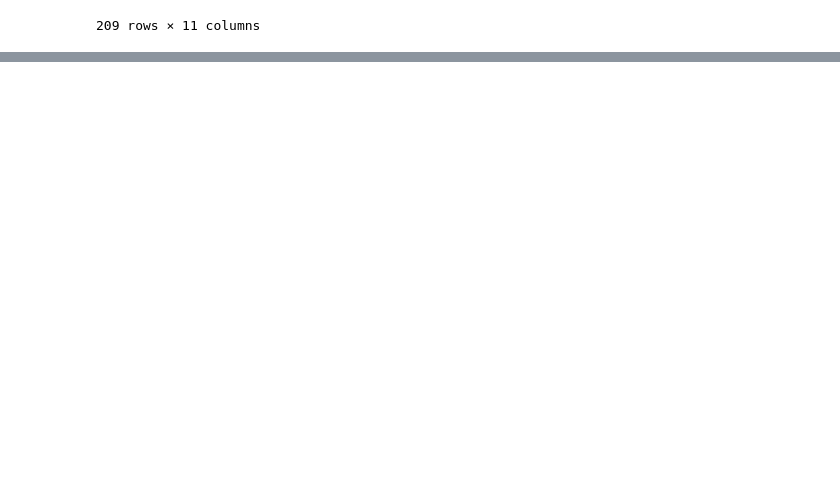
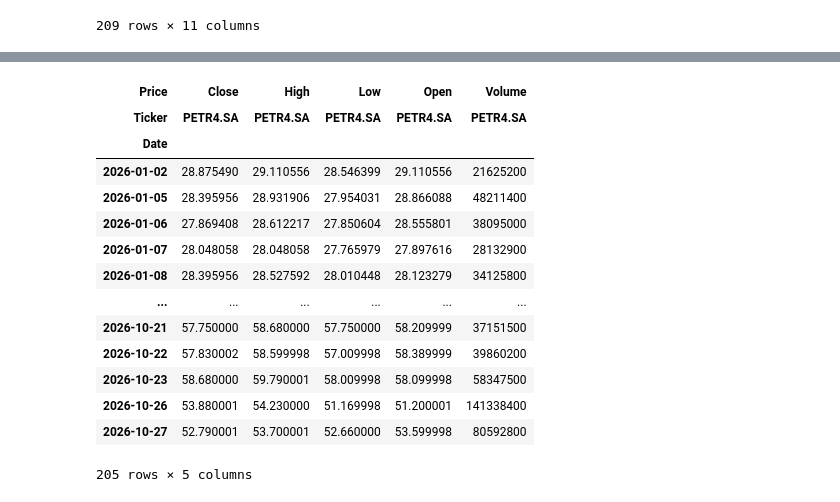
Before and after one commit to leandroclv/analise_manipulacao_dados_pandas_udemy, a Jupyter notebook: df_titanic.ipynb, the cells around one changed output, grey strips where cells are left out. Saved outputs shown, nothing was run; the diff lists cells and outputs as text; code cells hidden in the pictures; blank space fills up the shorter version.

```diff
--- a/df_titanic.ipynb
+++ b/df_titanic.ipynb
@@ -325,0 +382,2 @@ dados[dados['Membros_Familia'].isin([1])]
+# %%
+petrobras = y.download('petr4.sa', period='3y')
@@ -325,0 +446,18 @@ dados[dados['Membros_Familia'].isin([1])]
+# %%
+petrobras.loc[petrobras.index.year == 2026]
+# %% [output]
+| Price | Close | High | Low | Open | Volume |
+| Ticker | PETR4.SA | PETR4.SA | PETR4.SA | PETR4.SA | PETR4.SA |
+| Date |  |  |  |  |  |
+| 2026-01-02 | 28.875490 | 29.110556 | 28.546399 | 29.110556 | 21625200 |
+| 2026-01-05 | 28.395956 | 28.931906 | 27.954031 | 28.866088 | 48211400 |
+| 2026-01-06 | 27.869408 | 28.612217 | 27.850604 | 28.555801 | 38095000 |
+| 2026-01-07 | 28.048058 | 28.048058 | 27.765979 | 27.897616 | 28132900 |
+| 2026-01-08 | 28.395956 | 28.527592 | 28.010448 | 28.123279 | 34125800 |
+| ... | ... | ... | ... | ... | ... |
+| 2026-10-21 | 57.750000 | 58.680000 | 57.750000 | 58.209999 | 37151500 |
+| 2026-10-22 | 57.830002 | 58.599998 | 57.009998 | 58.389999 | 39860200 |
+| 2026-10-23 | 58.680000 | 59.790001 | 58.009998 | 58.099998 | 58347500 |
+| 2026-10-26 | 53.880001 | 54.230000 | 51.169998 | 51.200001 | 141338400 |
+| 2026-10-27 | 52.790001 | 53.700001 | 52.660000 | 53.599998 | 80592800 |
+205 rows × 5 columns
```
Also changed, not shown: parts of 30 cells of this notebook.
